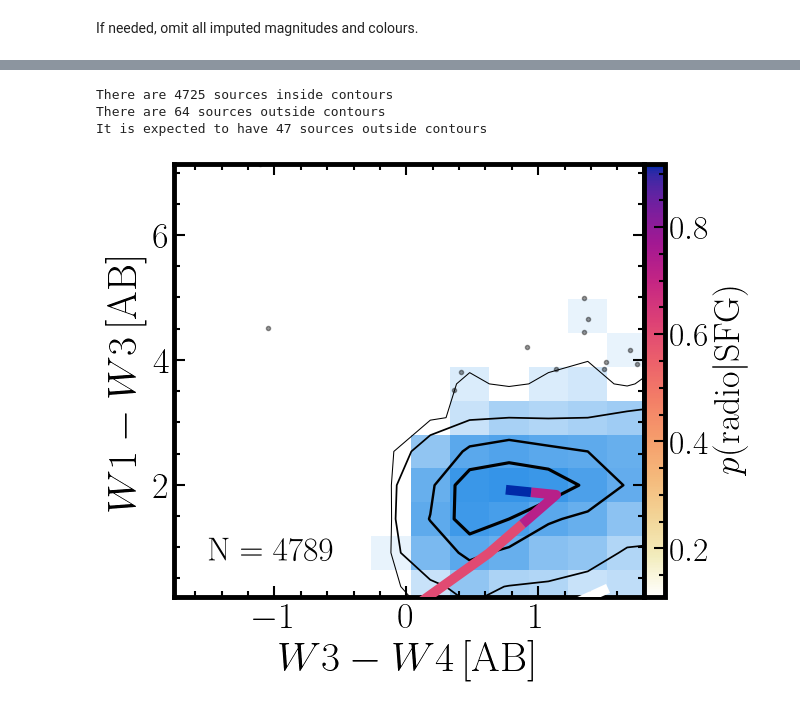
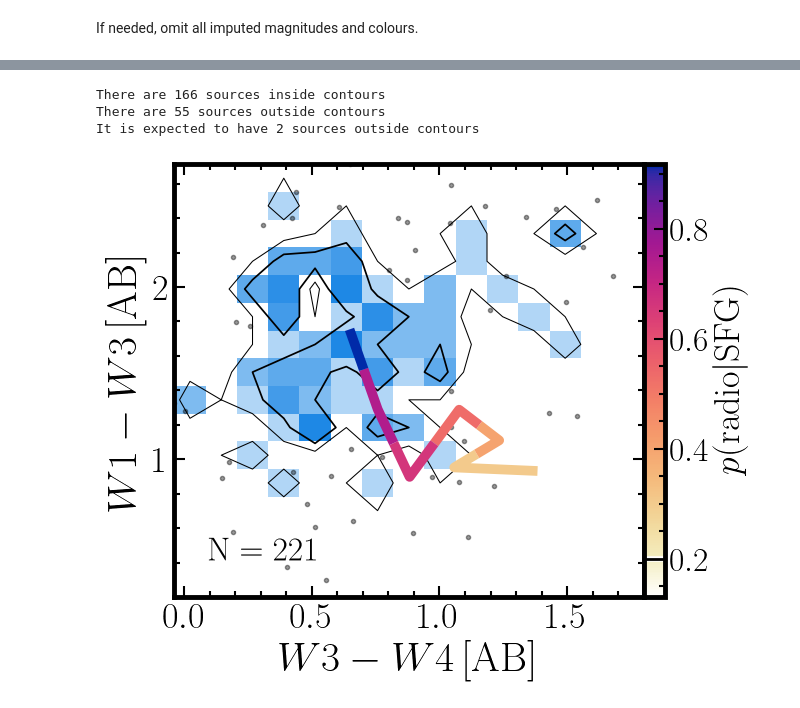
Before and after one commit to racarvajal/Pipeline_ML_6arcsec, a Jupyter notebook: Describe_preds_SFG.ipynb, the cells around one changed output, grey strips where cells are left out. Saved outputs shown, nothing was run; the diff lists cells and outputs as text; code cells hidden in the pictures.

```diff
--- a/Describe_preds_SFG.ipynb
+++ b/Describe_preds_SFG.ipynb
@@ -153,7 +153,7 @@ if use_imputed:
 elif not use_imputed:
     imputed_str = 'nonimputed'
 # %%
-used_sample = 'unknown'  # 'test', 'unknown'
+used_sample = 'test'  # 'test', 'unknown'
 # %%
 file_HETDEX_test = gv.preds_path + 'HETDEX_Test_prediction.parquet'
 file_HETDEX_unk  = gv.preds_path + 'HETDEX_Unknown_prediction.parquet'
@@ -578,37 +579,38 @@ if not use_imputed:
 # cbar.ax.tick_params(which='major', length=8, width=1.5, direction='in', color='k')
 # cbar.ax.tick_params(which='minor', length=4, width=1.5, direction='in', color='k')
 # cbar.outline.set_linewidth(3.5)
 # cbar.ax.set_ylabel(cbar_str, size=26, labelpad=-1)
 
 cbar_z_str = r'$p(\mathrm{radio}|\mathrm{SFG})$'
 cbar_z = fig.colorbar(lines, ax=ax1, pad=0.0, format=ScalarFormatter())
+cbar_z.ax.axhline(gv.cal_radio_gals_thresh, c='k', linewidth=2.0, path_effects=gf.path_white(4.0))
 cbar_z.ax.minorticks_on()
 cbar_z.ax.tick_params(labelsize=24)
 cbar_z.ax.tick_params(which='major', length=8, width=1.5, direction='in', color='k')
 cbar_z.ax.tick_params(which='minor', length=4, width=1.5, direction='in', color='k')
 cbar_z.outline.set_linewidth(3.5)
 cbar_z.ax.set_ylabel(cbar_z_str, size=26, labelpad=1.5)
 
 ax1.minorticks_on()
 ax1.tick_params(which='both', top=True, right=True, direction='in')
 ax1.tick_params(axis='both', which='major', labelsize=26)
 # ax1.tick_params(axis='both', which='minor', labelsize=26)
 ax1.tick_params(which='major', length=8, width=1.5)
 ax1.tick_params(which='minor', length=4, width=1.5)
 ax1.set_xlabel(xlabel, size=30)
 ax1.set_ylabel(ylabel, size=30)
 plt.setp(ax1.spines.values(), linewidth=3.5)
 plt.setp(ax1.spines.values(), linewidth=3.5)
 
 if save_plots:
     plt.savefig(gv.plots_path + f'prob_radio_SFG_evol_W1_W3_W3_W4_rSFG_{used_sample}_{imputed_str}_HETDEX.pdf',
                 bbox_inches='tight')
 plt.show()
 # %% [output]
-There are 4725 sources inside contours
-There are 64 sources outside contours
-It is expected to have 47 sources outside contours
+There are 166 sources inside contours
+There are 55 sources outside contours
+It is expected to have 2 sources outside contours
-[figure, old version]
+[figure, new version]
 # %%
 fig                = plt.figure(figsize=(6.5, 5.25), layout='constrained')
 ax1                = fig.add_subplot(111, xscale='linear', yscale='linear')
```
Also changed, not shown: parts of 8 cells of this notebook.
